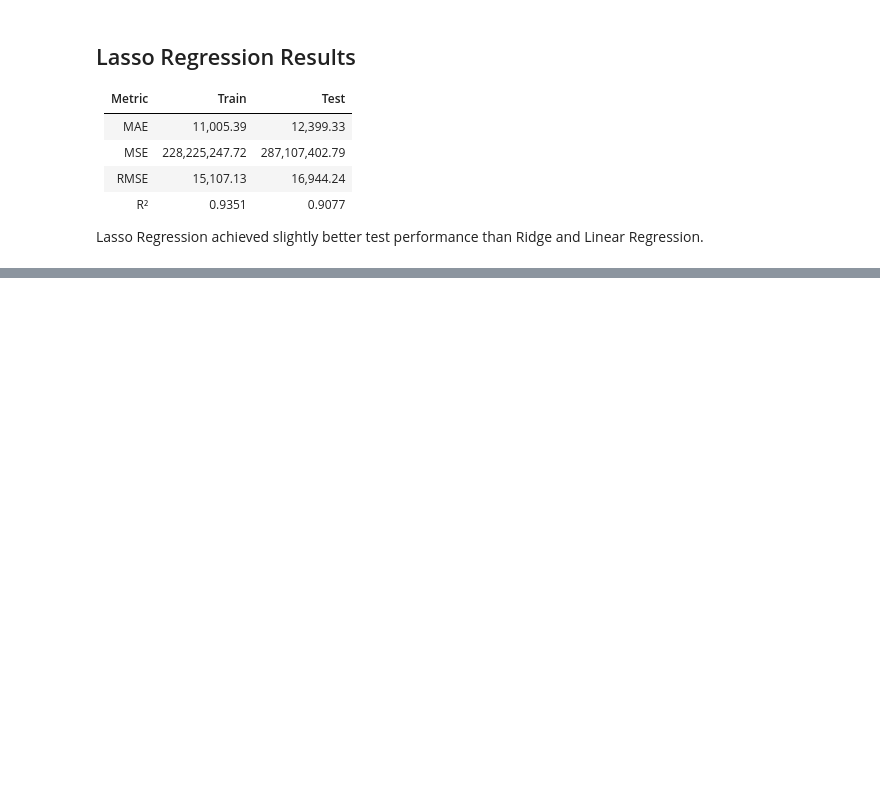
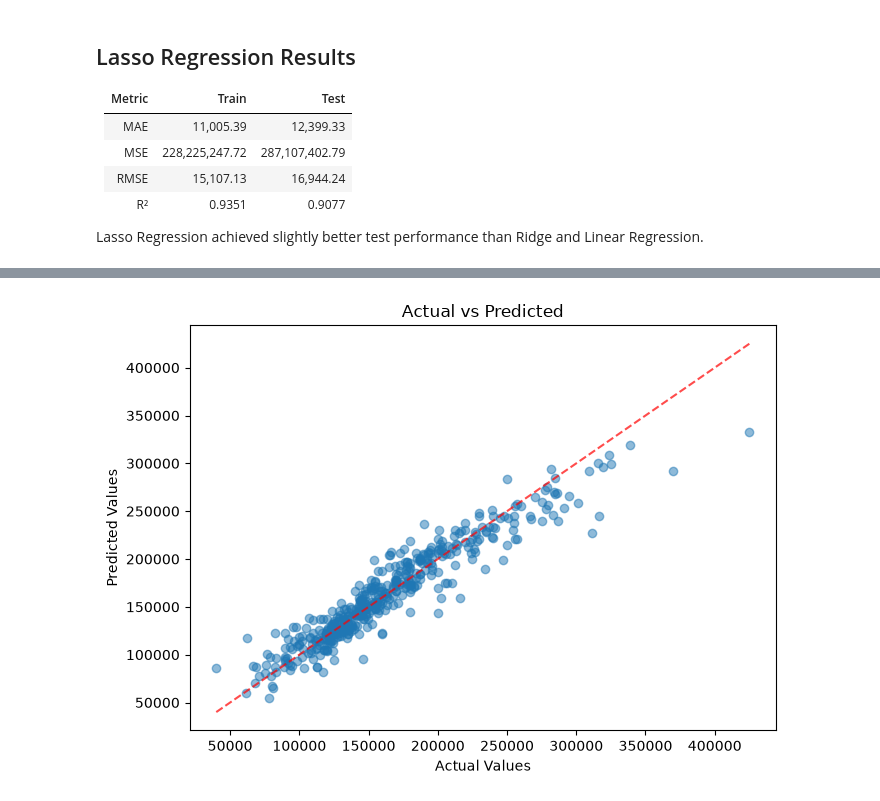
Before and after one commit to Mohamadzf23/ames-housing-price-prediction, a Jupyter notebook: src/ames_housing_price_prediction.ipynb, the cells around one changed output, grey strips where cells are left out. Saved outputs shown, nothing was run; the diff lists cells and outputs as text; code cells hidden in the pictures; blank space fills up the shorter version.

```diff
--- a/src/ames_housing_price_prediction.ipynb
+++ b/src/ames_housing_price_prediction.ipynb
@@ -2896,0 +2931,4 @@ Lasso Regression achieved slightly better test performance than Ridge and Linear
+# %%
+plot_actual_vs_predicted(en, X_test_scaled, y_test)
+# %% [output]
+[figure, added]
```
Also changed, not shown: parts of 5 cells of this notebook.
